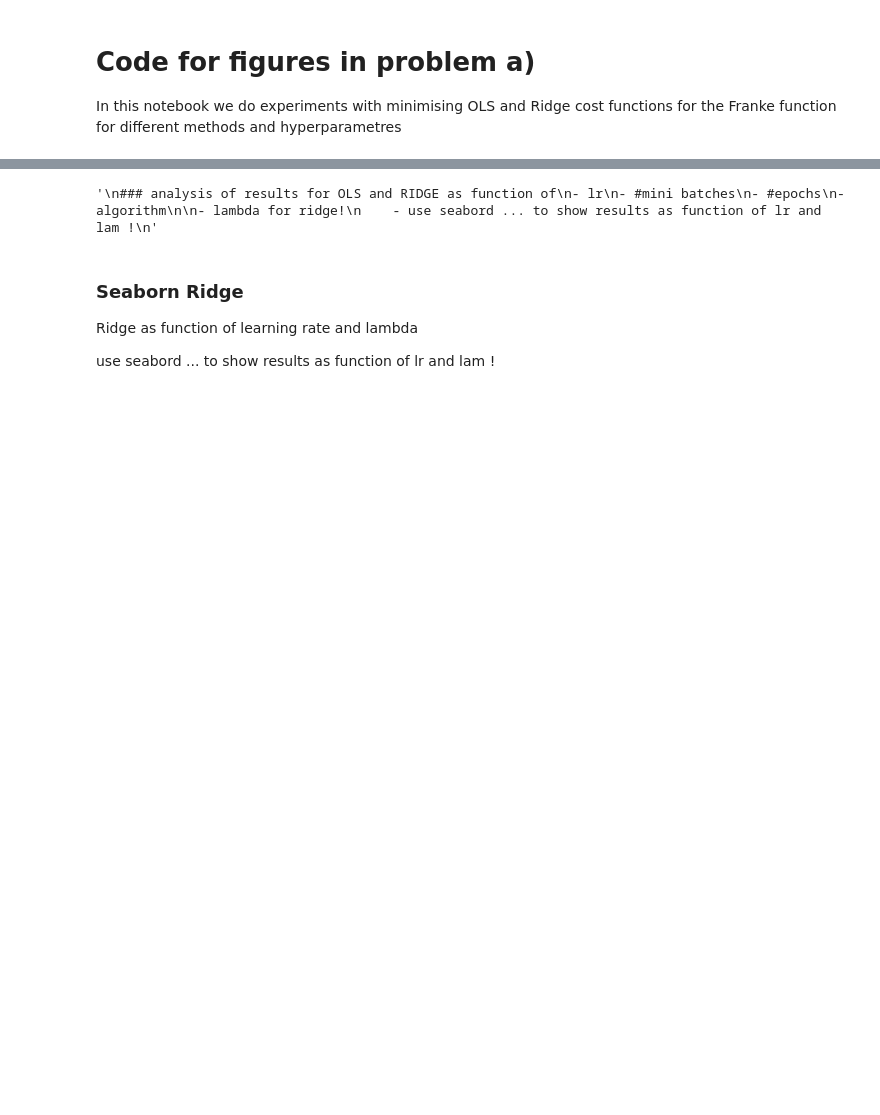
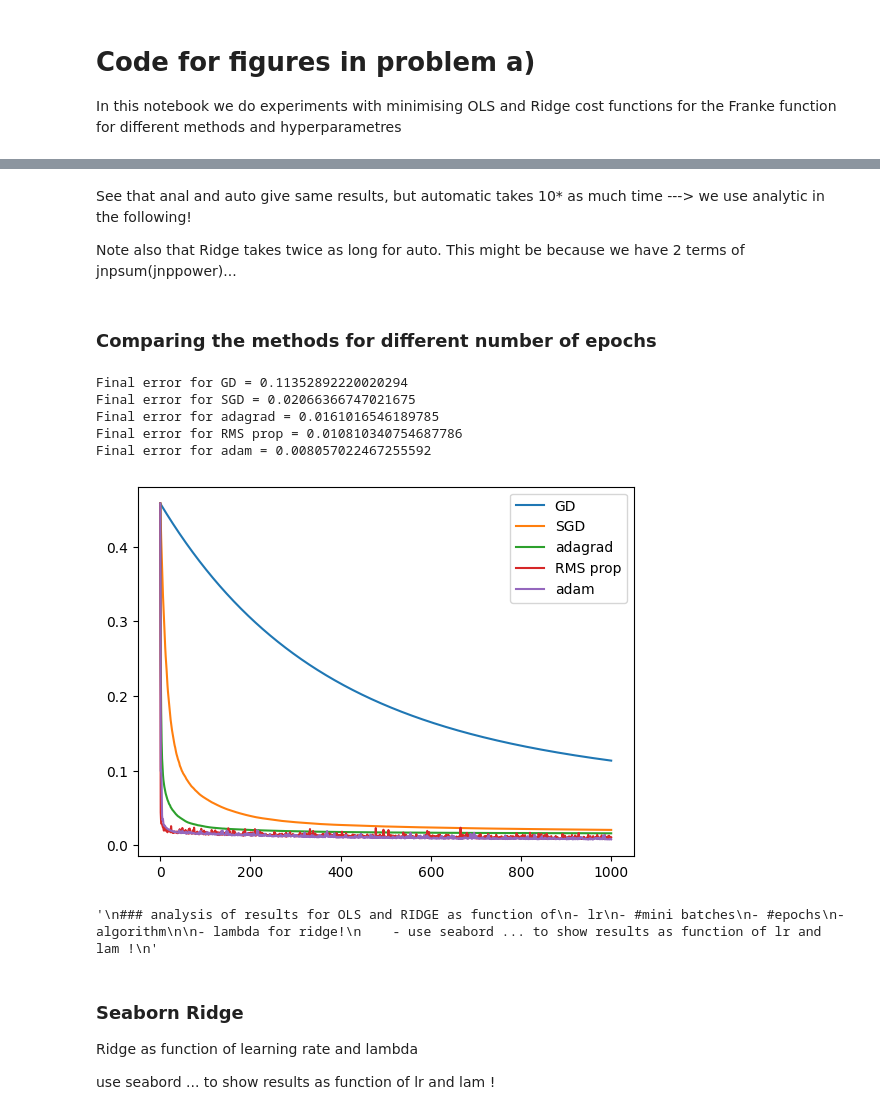
Before and after one commit to Trond01/Project2_FYS-STK4155, a Jupyter notebook: Runs/a.ipynb, the cells around one changed output, grey strips where cells are left out. Drawn from its saved outputs; the diff is of its cells as text; code cells hidden in the pictures; blank space fills up the shorter version.

```diff
--- a/Runs/a.ipynb
+++ b/Runs/a.ipynb
@@ -88,0 +95,55 @@ See https://jax.readthedocs.io/en/latest/errors.html#jax.errors.TracerArrayConve
+# %% [markdown]
+See that anal and auto give same results, but automatic takes 10* as much time ---> we use analytic in the following!
+
+Note also that Ridge takes twice as long for auto. This might be because we have 2 terms of jnpsum(jnppower)...
+# %% [markdown]
+### Comparing the methods for different number of epochs
+# %%
+## We compare final train error to see "how far convergence has come"
+
+# Use OLS analytic
+loss_grad = OLS_train_analgrad(model)
+lr = 0.01
+
+# Max epoch number
+n_epochs = 1000
+
+# For methods with n_batches, the default 5 is used!
+n_batches = 5
+
+methods_dict_list = [
+    {"name"   : "GD",       "method" : GD},
+    {"name"   : "SGD",      "method" : SGD},
+    {"name"   : "adagrad",  "method" : SGD_adagrad},
+    {"name"   : "RMS prop", "method" : SGD_RMS_prop},
+    {"name"   : "adam",     "method" : SGD_adam}
+]
+
+for method_dict in methods_dict_list:
+
+    method_func = method_dict["method"]
+    method_name = method_dict["name"]
+
+    result = method_func(X_train, y_train, X_test, y_test,
+            grad_method=loss_grad,
+            n_epochs=n_epochs,
+            lr=lr,
+            beta0=beta0,
+            test_loss_func=(MSELoss_method(model)))
+
+    if method_name=="GD": # batch size 1
+        plt.plot(result["train_loss_list"][::1], label=method_name)
+    else:
+        plt.plot(result["train_loss_list"][::n_batches], label=method_name)
+    print(f"Final error for {method_name} = {result['train_loss_list'][-1]}")
+
+
+plt.legend()
+plt.show()
+# %% [output]
+Final error for GD = 0.11352892220020294
+Final error for SGD = 0.02066366747021675
+Final error for adagrad = 0.0161016546189785
+Final error for RMS prop = 0.010810340754687786
+Final error for adam = 0.008057022467255592
+[figure, added]
```
Also changed, not shown: parts of 7 cells of this notebook.
